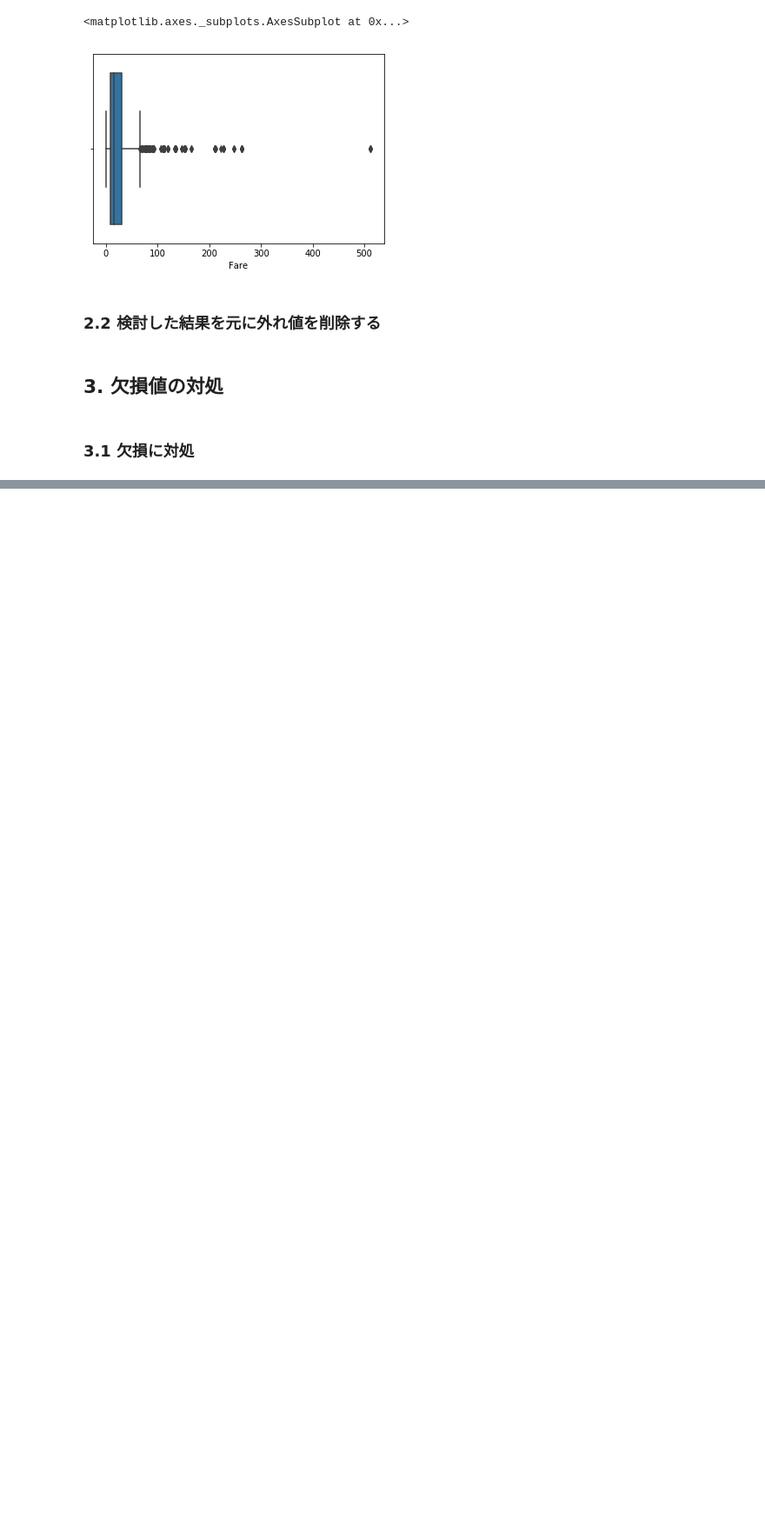
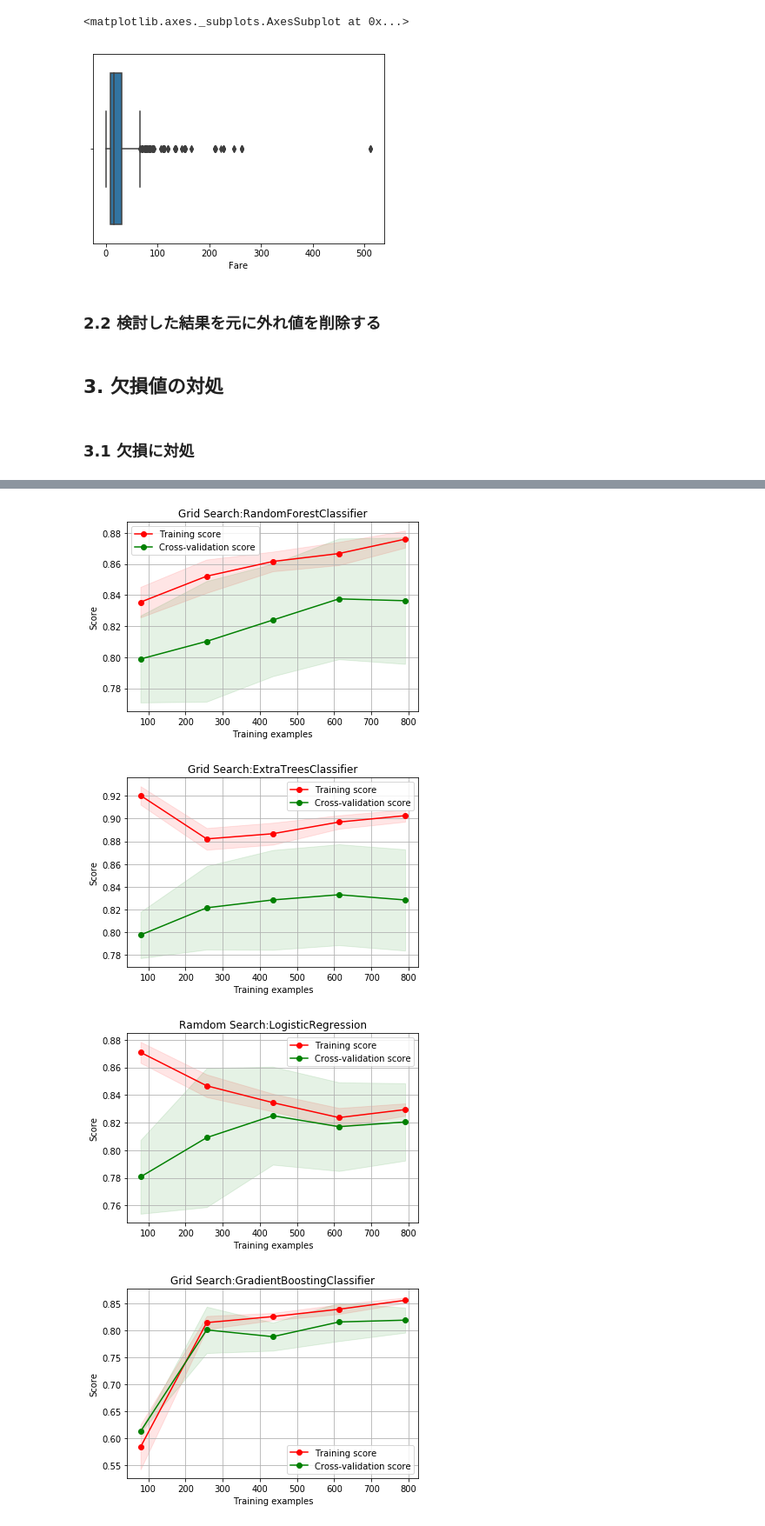
Before and after one commit to hidehidehide1984/titanic, a Jupyter notebook: 20180315_titanic.ipynb, the cells around one changed output, grey strips where cells are left out. Shown at 87% size. Cells and saved outputs as stored; diff of their text form; code cells hidden in the pictures; blank space fills up the shorter version.

```diff
--- a/20180315_titanic.ipynb
+++ b/20180315_titanic.ipynb
@@ -435,0 +485,18 @@ ValueError: could not convert string to float: 'C148'
+# %%
+
+XGBx = xgb.XGBClassifier()
+
+param         = {'n_estimators'    : [100,200,300],
+                 'learning_rate'   : [0.1, 0.05, 0.01],
+                 'max_depth'       : [1,4, 8],
+                 'min_child_weight': [1,5,10]
+              }
+
+gsXGB = RandomizedSearchCV(XGBx,param_distributions = param, cv=kfold, scoring="accuracy", n_jobs= 4, verbose = 1)
+
+gsXGB.fit(X_train,Y_train)
+
+XGB_best = gsXGB.best_estimator_
+
+# Best score
+gsXGB.best_score_
@@ -435,0 +508,42 @@ ValueError: could not convert string to float: 'C148'
+# %%
+def plot_learning_curve(estimator, title, X, y, ylim=None, cv=None,
+                        n_jobs=-1, train_sizes=np.linspace(.1, 1.0, 5)):
+    """Generate a simple plot of the test and training learning curve"""
+    plt.figure()
+    plt.title(title)
+    if ylim is not None:
+        plt.ylim(*ylim)
+    plt.xlabel("Training examples")
+    plt.ylabel("Score")
+    train_sizes, train_scores, test_scores = learning_curve(
+        estimator, X, y, cv=cv, n_jobs=n_jobs, train_sizes=train_sizes)
+    train_scores_mean = np.mean(train_scores, axis=1)
+    train_scores_std = np.std(train_scores, axis=1)
+    test_scores_mean = np.mean(test_scores, axis=1)
+    test_scores_std = np.std(test_scores, axis=1)
+    plt.grid()
+
+    plt.fill_between(train_sizes, train_scores_mean - train_scores_std,
+                     train_scores_mean + train_scores_std, alpha=0.1,
+                     color="r")
+    plt.fill_between(train_sizes, test_scores_mean - test_scores_std,
+                     test_scores_mean + test_scores_std, alpha=0.1, color="g")
+    plt.plot(train_sizes, train_scores_mean, 'o-', color="r",
+             label="Training score")
+    plt.plot(train_sizes, test_scores_mean, 'o-', color="g",
+             label="Cross-validation score")
+
+    plt.legend(loc="best")
+    return plt
+
+g = plot_learning_curve(gsRFC.best_estimator_,"Grid Search:RandomForestClassifier",X_train,Y_train,cv=kfold)
+g = plot_learning_curve(gsET.best_estimator_,"Grid Search:ExtraTreesClassifier",X_train,Y_train,cv=kfold)
+g = plot_learning_curve(gsLR.best_estimator_,"Ramdom Search:LogisticRegression",X_train,Y_train,cv=kfold)
+g = plot_learning_curve(gsGBC.best_estimator_,"Grid Search:GradientBoostingClassifier",X_train,Y_train,cv=kfold)
+g = plot_learning_curve(gsSVMC.best_estimator_,"Grid Search:SVMC",X_train,Y_train,cv=kfold)
+g = plot_learning_curve(gsXGB.best_estimator_,"Grid Search:xgboost",X_train,Y_train,cv=kfold)
+# %% [output]
+[figure, added]
+[figure, added]
+[figure, added]
+[figure, added]
```
Also changed, not shown: parts of 55 cells of this notebook.
